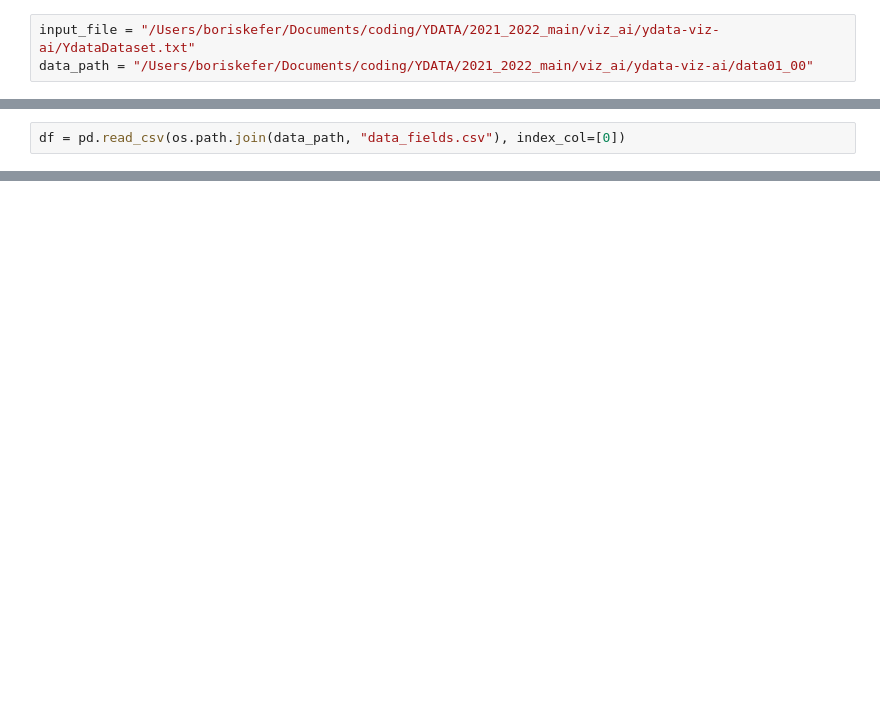
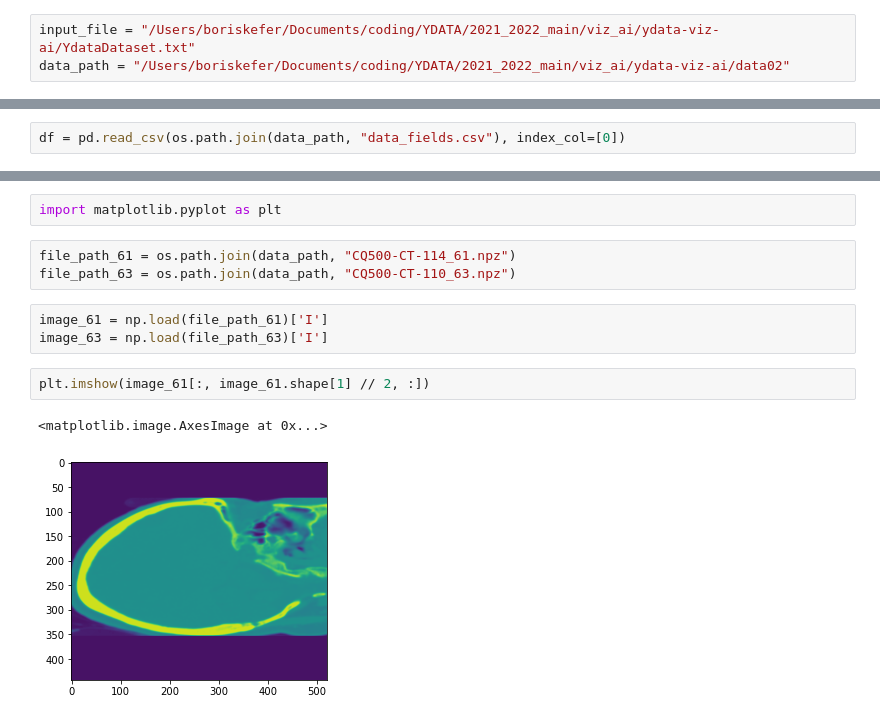
Before and after one commit to vhoma/ydata-viz-ai, a Jupyter notebook: data_preparation.ipynb, the cells around one changed output, grey strips where cells are left out. Drawn from its saved outputs; the diff is of its cells as text; blank space fills up the shorter version.

```diff
--- a/data_preparation.ipynb
+++ b/data_preparation.ipynb
@@ -10,5 +10,5 @@ import wget
 import pydicom
 # %%
 input_file = "/Users/boriskefer/Documents/coding/YDATA/2021_2022_main/viz_ai/ydata-viz-ai/YdataDataset.txt"
-data_path = "/Users/boriskefer/Documents/coding/YDATA/2021_2022_main/viz_ai/ydata-viz-ai/data01_00"
+data_path = "/Users/boriskefer/Documents/coding/YDATA/2021_2022_main/viz_ai/ydata-viz-ai/data02"
 # %%
@@ -165,0 +256,13 @@ for f in img_to_remove['file_name']:
+# %%
+import matplotlib.pyplot as plt
+# %%
+file_path_61 = os.path.join(data_path, "CQ500-CT-114_61.npz")
+file_path_63 = os.path.join(data_path, "CQ500-CT-110_63.npz")
+# %%
+image_61 = np.load(file_path_61)['I']
+image_63 = np.load(file_path_63)['I']
+# %%
+plt.imshow(image_61[:, image_61.shape[1] // 2, :])
+# %% [output]
+<matplotlib.image.AxesImage at 0x...>
+[figure, added]
```
Also changed, not shown: parts of 20 cells of this notebook, 1 other file.
